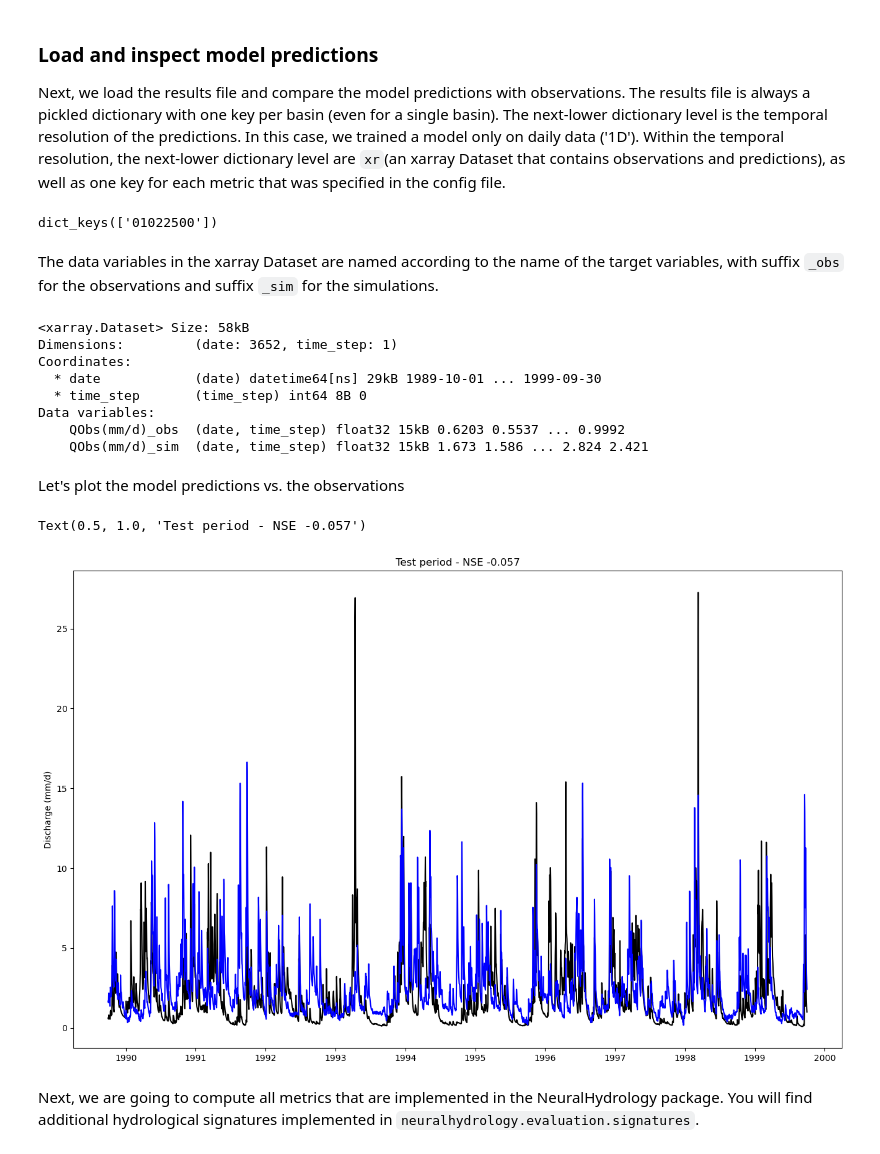
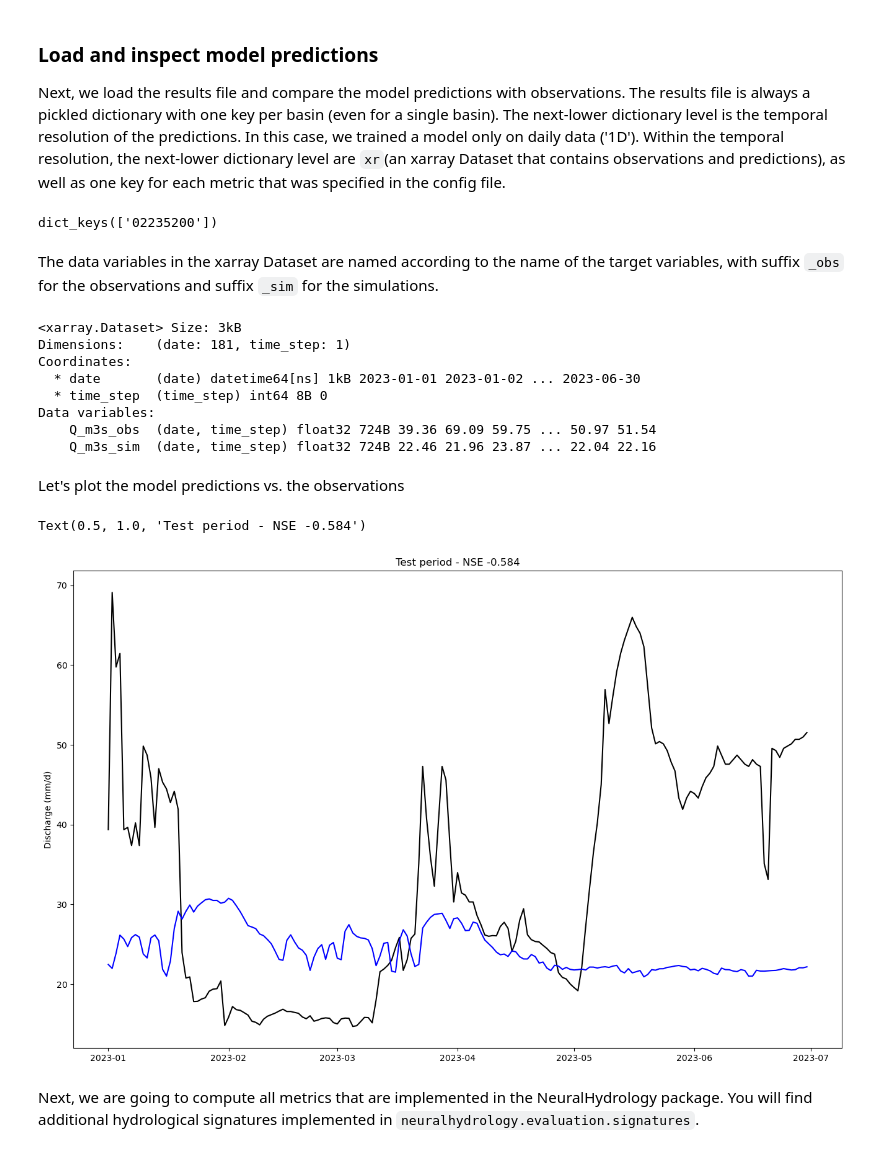
Before and after one commit to ascheliga/neuralhydrology, a Jupyter notebook: cygnss_models/adding_data/custom_dataset.ipynb, the cells around one changed output. Saved outputs shown, nothing was run; the diff lists cells and outputs as text; code cells hidden in the pictures.

```diff
--- a/cygnss_models/adding_data/custom_dataset.ipynb
+++ b/cygnss_models/adding_data/custom_dataset.ipynb
@@ -107,5 +165,5 @@ notebook_two_var_only_2104_222313
 # %%
-run_dir = Path(all_runs_dir,"notebook_two_var_only_2104_222313")
+run_dir = Path(all_runs_dir,"notebook_two_var_only_0807_140625")
 print(run_dir)
 eval_run(run_dir=run_dir, period="test")
 # %% [output]
@@ -122,35 +180,35 @@ with open(run_dir / "test" / "model_epoch050" / "test_results.p", "rb") as fp:
 
 results.keys()
 # %% [output]
-dict_keys(['01022500'])
+dict_keys(['02235200'])
 # %% [markdown]
 The data variables in the xarray Dataset are named according to the name of the target variables, with suffix `_obs` for the observations and suffix `_sim` for the simulations.
 # %%
-results['01022500']['1D']['xr']
+results['02235200']['1D']['xr']
 # %% [output]
-<xarray.Dataset> Size: 58kB
-Dimensions:         (date: 3652, time_step: 1)
+<xarray.Dataset> Size: 3kB
+Dimensions:    (date: 181, time_step: 1)
 Coordinates:
-  * date            (date) datetime64[ns] 29kB 1989-10-01 ... 1999-09-30
-  * time_step       (time_step) int64 8B 0
+  * date       (date) datetime64[ns] 1kB 2023-01-01 2023-01-02 ... 2023-06-30
+  * time_step  (time_step) int64 8B 0
 Data variables:
-    QObs(mm/d)_obs  (date, time_step) float32 15kB 0.6203 0.5537 ... 0.9992
-    QObs(mm/d)_sim  (date, time_step) float32 15kB 1.673 1.586 ... 2.824 2.421
+    Q_m3s_obs  (date, time_step) float32 724B 39.36 69.09 59.75 ... 50.97 51.54
+    Q_m3s_sim  (date, time_step) float32 724B 22.46 21.96 23.87 ... 22.04 22.16
 # %% [markdown]
 Let's plot the model predictions vs. the observations
 # %%
 # extract observations and simulations
-qobs = results['01022500']['1D']['xr']['QObs(mm/d)_obs']
-qsim = results['01022500']['1D']['xr']['QObs(mm/d)_sim']
+qobs = results['02235200']['1D']['xr']['Q_m3s_obs']
+qsim = results['02235200']['1D']['xr']['Q_m3s_sim']
 
 fig, ax = plt.subplots(figsize=(16,10))
 ax.plot(qobs['date'], qobs, c='k',label='obs')
 ax.plot(qsim['date'], qsim, c='b',label='sim')
 ax.set_ylabel("Discharge (mm/d)")
-ax.set_title(f"Test period - NSE {results['01022500']['1D']['NSE']:.3f}")
+ax.set_title(f"Test period - NSE {results['02235200']['1D']['NSE']:.3f}")
 # %% [output]
-Text(0.5, 1.0, 'Test period - NSE -0.057')
+Text(0.5, 1.0, 'Test period - NSE -0.584')
-[figure, old version]
+[figure, new version]
 # %% [markdown]
 Next, we are going to compute all metrics that are implemented in the NeuralHydrology package. You will find additional hydrological signatures implemented in `neuralhydrology.evaluation.signatures`.
 # %%
```
Also changed, not shown: parts of 20 cells of this notebook, 2 other files.
